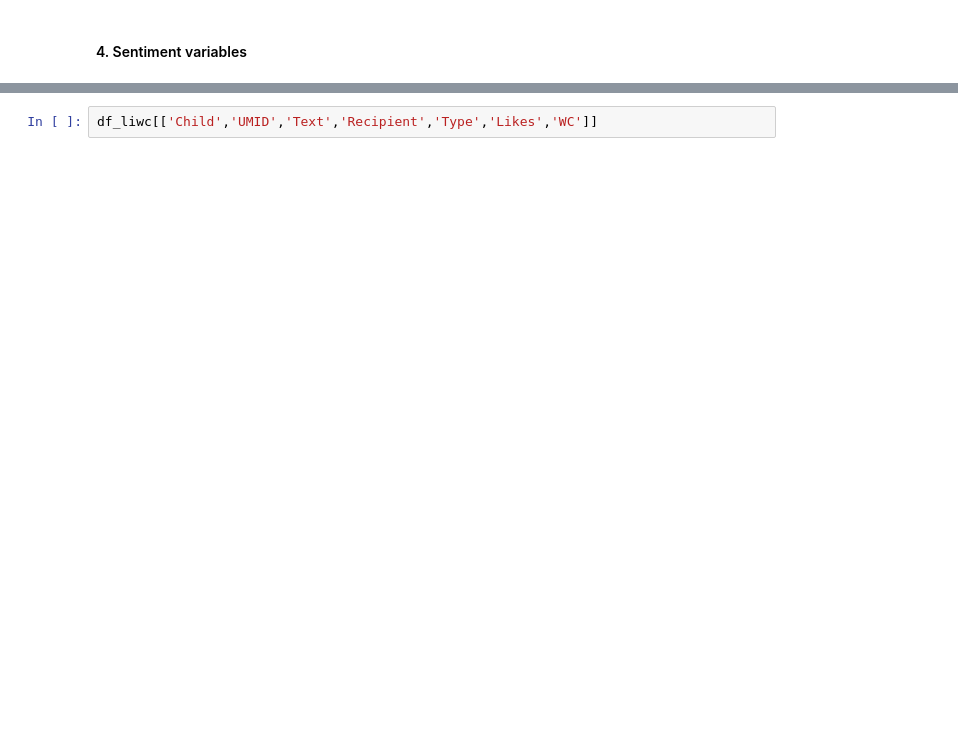
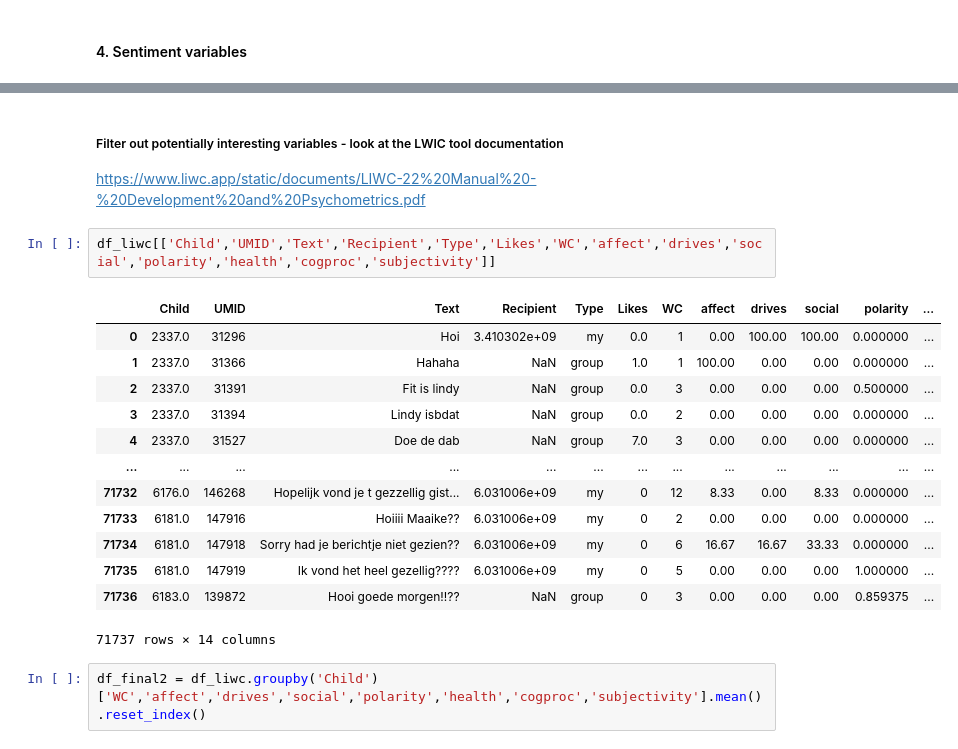
Before and after one commit to MovezNetwork/InfluencersPrediction, a Jupyter notebook: notebooks/EDA_Communication_Data.ipynb, the cells around one changed output, grey strips where cells are left out. Drawn from its saved outputs; the diff is of its cells as text; blank space fills up the shorter version.

```diff
--- a/notebooks/EDA_Communication_Data.ipynb
+++ b/notebooks/EDA_Communication_Data.ipynb
@@ -317,2 +341,21 @@ df_liwc
+# %% [markdown]
+##### Filter out potentially interesting variables - look at the LWIC tool documentation
+https://www.liwc.app/static/documents/LIWC-22%20Manual%20-%20Development%20and%20Psychometrics.pdf
 # %%
-df_liwc[['Child','UMID','Text','Recipient','Type','Likes','WC']]
+df_liwc[['Child','UMID','Text','Recipient','Type','Likes','WC','affect','drives','social','polarity','health','cogproc','subjectivity']]
+# %% [output]
+|  | Child | UMID | Text | Recipient | Type | Likes | WC | affect | drives | social | polarity | ... |
+| 0 | 2337.0 | 31296 | Hoi | 3.410302e+09 | my | 0.0 | 1 | 0.00 | 100.00 | 100.00 | 0.000000 | ... |
+| 1 | 2337.0 | 31366 | Hahaha | NaN | group | 1.0 | 1 | 100.00 | 0.00 | 0.00 | 0.000000 | ... |
+| 2 | 2337.0 | 31391 | Fit is lindy | NaN | group | 0.0 | 3 | 0.00 | 0.00 | 0.00 | 0.500000 | ... |
+| 3 | 2337.0 | 31394 | Lindy isbdat | NaN | group | 0.0 | 2 | 0.00 | 0.00 | 0.00 | 0.000000 | ... |
+| 4 | 2337.0 | 31527 | Doe de dab | NaN | group | 7.0 | 3 | 0.00 | 0.00 | 0.00 | 0.000000 | ... |
+| ... | ... | ... | ... | ... | ... | ... | ... | ... | ... | ... | ... | ... |
+| 71732 | 6176.0 | 146268 | Hopelijk vond je t gezzellig gist... | 6.031006e+09 | my | 0 | 12 | 8.33 | 0.00 | 8.33 | 0.000000 | ... |
+| 71733 | 6181.0 | 147916 | Hoiiii Maaike?? | 6.031006e+09 | my | 0 | 2 | 0.00 | 0.00 | 0.00 | 0.000000 | ... |
+| 71734 | 6181.0 | 147918 | Sorry had je berichtje niet gezien?? | 6.031006e+09 | my | 0 | 6 | 16.67 | 16.67 | 33.33 | 0.000000 | ... |
+| 71735 | 6181.0 | 147919 | Ik vond het heel gezellig???? | 6.031006e+09 | my | 0 | 5 | 0.00 | 0.00 | 0.00 | 1.000000 | ... |
+| 71736 | 6183.0 | 139872 | Hooi goede morgen!!?? | NaN | group | 0 | 3 | 0.00 | 0.00 | 0.00 | 0.859375 | ... |
+71737 rows × 14 columns
+# %%
+df_final2 = df_liwc.groupby('Child')['WC','affect','drives','social','polarity','health','cogproc','subjectivity'].mean().reset_index()
```
Also changed, not shown: parts of 8 cells of this notebook, 1 other file.
